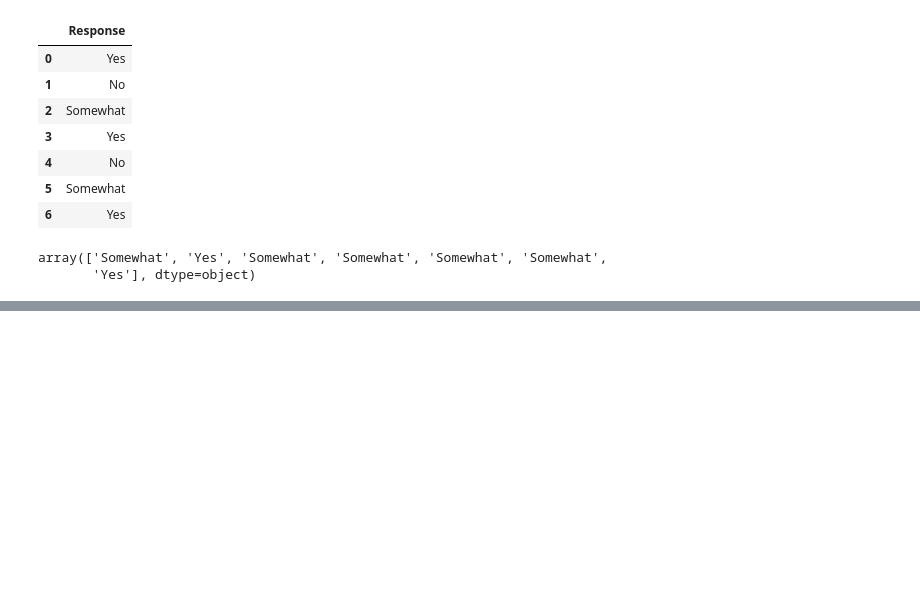
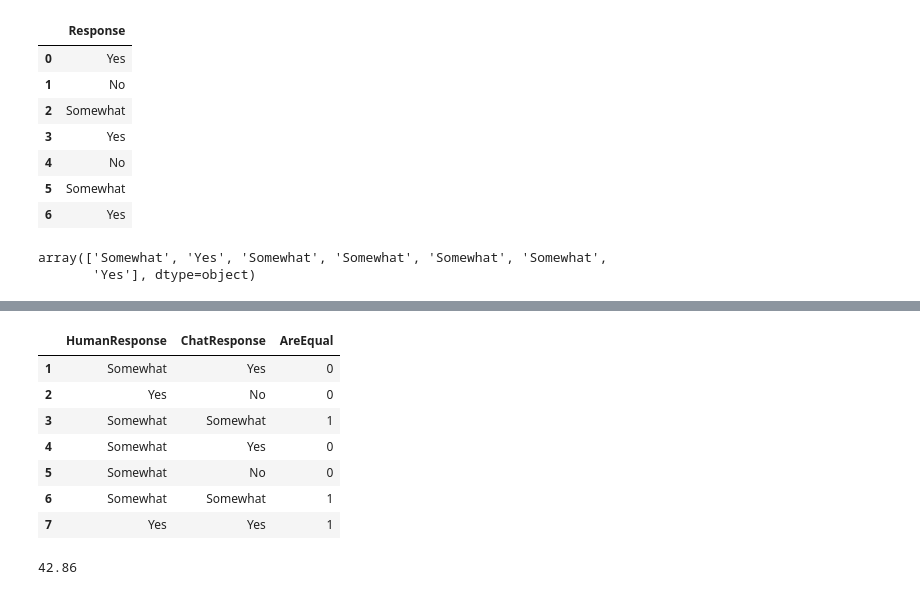
Before and after one commit to seneth-waterman/ChatGDE, a Jupyter notebook: TNC_clean_data.ipynb, the cells around one changed output, grey strips where cells are left out. Saved outputs shown, nothing was run; the diff lists cells and outputs as text; code cells hidden in the pictures; blank space fills up the shorter version.

```diff
--- a/TNC_clean_data.ipynb
+++ b/TNC_clean_data.ipynb
@@ -106,0 +136,47 @@ final_score
+# %%
+def ChatEvaluation(file, chat_rubric, a:int=1, b:int=7):
+    """ Creates df to represent human answer, chat answer, and correctness of chat's response (0 or 1)
+
+    Arguments:
+        file = filepath name of human scored csv file
+        chat_rubric = df of chatbot's responses
+        a = first question to score
+        b = final question to score
+
+    Returns:
+        chat_evaluation_df - df of human scored rubric compared to chat scored rubric
+    """
+    human_rubric = HumanRubric(file)
+    chat_evaluation_df = pd.DataFrame({'HumanResponse':human_rubric['Answer'][a-1:b].values,
+                                'ChatResponse': chat_rubric['Response'].values}, index=np.arange(a,b+1))
+    chat_evaluation_df['AreEqual'] = (chat_evaluation_df['HumanResponse'] == final_score['ChatResponse']).astype(int)
+    return chat_evaluation_df
+
+chat_evaluation_df = ChatEvaluation(file, chat_rubric)
+chat_evaluation_df
+# %% [output]
+|  | HumanResponse | ChatResponse | AreEqual |
+| 1 | Somewhat | Yes | 0 |
+| 2 | Yes | No | 0 |
+| 3 | Somewhat | Somewhat | 1 |
+| 4 | Somewhat | Yes | 0 |
+| 5 | Somewhat | No | 0 |
+| 6 | Somewhat | Somewhat | 1 |
+| 7 | Yes | Yes | 1 |
+# %%
+def ChatScore(chat_evaluation_df):
+    """Percent of chat's scores that are equal to human response
+
+    Arguments:
+        chat_evaluation_df - df of human scored rubric compared to chat scored rubric
+
+    Response:
+        score = percent of correct response from chat
+    """
+    score = round(100* chat_evaluation_df['AreEqual'].sum() / len(chat_evaluation_df), 2)
+
+    return score
+
+ChatScore(chat_evaluation_df)
+# %% [output]
+42.86
```
Also changed, not shown: parts of 8 cells of this notebook.
